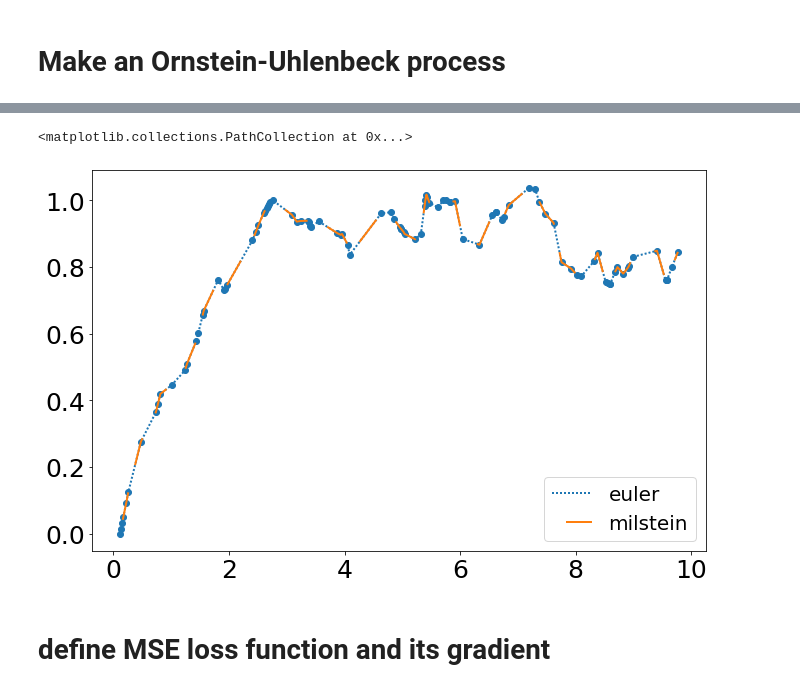
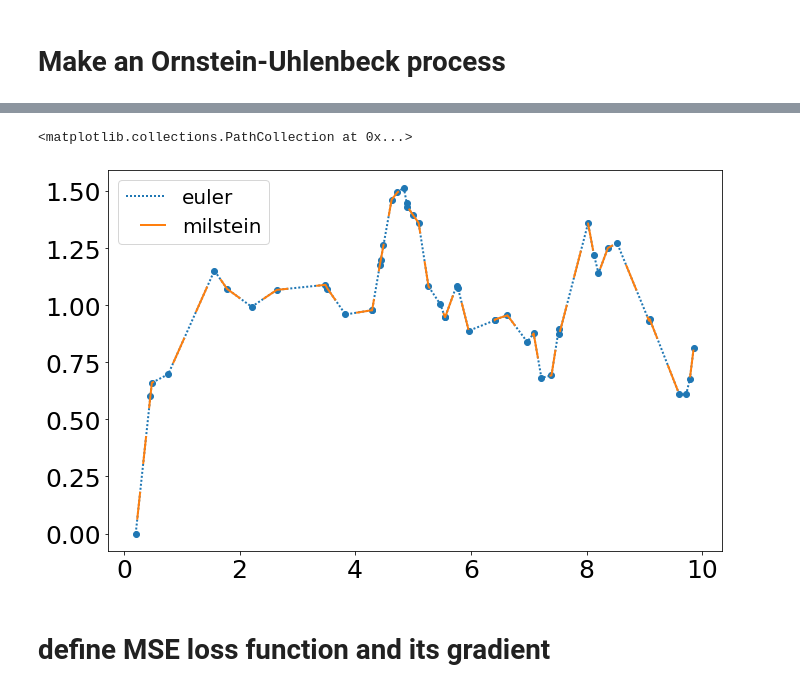
Before and after one commit to al-jshen/jx, a Jupyter notebook: notebooks/sde.ipynb, the cells around one changed output, grey strips where cells are left out. Saved outputs shown, nothing was run; the diff lists cells and outputs as text; code cells hidden in the pictures.

```diff
--- a/notebooks/sde.ipynb
+++ b/notebooks/sde.ipynb
@@ -90,6 +92,7 @@ def _sdeint(drift, diffusion, y0, t, params, key, dt, maxiter, sdeint_step, aug_
         carry = (t_prev, t_curr, t_obs, y_prev, y_curr, aug, key)
         return carry, None
 
+    @jax.jit
     def no_op(carry):
         return carry, None
 
@@ -115,7 +118,7 @@ def _sdeint(drift, diffusion, y0, t, params, key, dt, maxiter, sdeint_step, aug_
     t_prev = t_curr = t[0]
     y_prev = y_curr = y0
     ys = jnp.array([y0])
-    augs = jnp.array([0.]) # fix this
+    augs = jnp.array([0.])
 
     carry = (t_prev, t_curr, 0., y_prev, y_curr, 0. if aug_fn else None, key)
 
@@ -129,7 +132,7 @@ def _sdeint(drift, diffusion, y0, t, params, key, dt, maxiter, sdeint_step, aug_
         augs = jnp.concatenate((augs, y_aug[1]))
         return ys, augs
 
-def sdeint_maker(sde, y0, t, batch=False, dt=0.1, method='milstein'):
+def sdeint_maker(sde, t, dt=0.1, method='milstein', batch=False):
 
     has_aug = 'aug' in sde.keys()
     maxiter = jnp.round(jnp.max(jnp.diff(t) / dt)).astype(int).item()
@@ -141,24 +144,37 @@ def sdeint_maker(sde, y0, t, batch=False, dt=0.1, method='milstein'):
     else:
         raise
 
-    res = partial(
-        _sdeint,
+    def sdeint(
+        y0,
+        t,
+        params,
+        key,
         drift=sde['drift'],
         diffusion=sde['diffusion'],
-        y0=y0,
         dt=dt,
         maxiter=maxiter,
         sdeint_step=_sdeint_step,
         aug_fn=sde['aug'] if has_aug else None,
         method=method
-    )
-
-    res2 = lambda t, params, key: res(t=t, params=params, key=key)
+    ):
+        return _sdeint(
+            drift=drift,
+            diffusion=diffusion,
+            y0=y0,
+            t=t,
+            params=params,
+            key=key,
+            dt=dt,
+            maxiter=maxiter,
+            sdeint_step=sdeint_step,
+            aug_fn=aug_fn,
+            method=method
+        )
 
     if batch:
-        return jax.vmap(res2, in_axes=(None, None, 0))
+        return jax.vmap(sdeint, in_axes=(None, None, None, 0))
     else:
-        return res2
+        return sdeint
 # %% [markdown]
 # Make an Ornstein-Uhlenbeck process
 # %%
@@ -170,16 +186,16 @@ ou = dict(
 
 # create some initial parameters for the SDE
 params = dict(
-    theta=1.,
+    theta=2.,
     mu=1.,
-    sigma=-2.,
+    sigma=-1.,
 )
 # %%
 # run sdeint with two different integrators
-x = jnp.sort(jax.random.uniform(key, minval=0., maxval=10., shape=(100,)))
-sdeint = sdeint_maker(ou, 0., x, batch=False)
+x = jnp.sort(jax.random.uniform(key, minval=0., maxval=10., shape=(50,)))
+sdeint = jax.jit(sdeint_maker(ou, x, batch=False))
 for m, ls in zip(['euler', 'milstein'], [(1, 1, 1), (0, 7, 7)]):
-    %time y = sdeint(t=x, params=params, key=key)[0]
+    %time y = sdeint(y0=0., t=x, params=params, key=key)[0]
     plt.plot(x, y, label=m, dashes=ls, lw=2)
 plt.legend(fontsize=20)
 plt.scatter(x, y)
@@ -191,5 +207,5 @@ Wall time: 377 ms
 <matplotlib.collections.PathCollection at 0x...>
-[figure, old version]
+[figure, new version]
 # %% [markdown]
 # define MSE loss function and its gradient
 # %%
```
Also changed, not shown: parts of 23 cells of this notebook, 2 other files.
